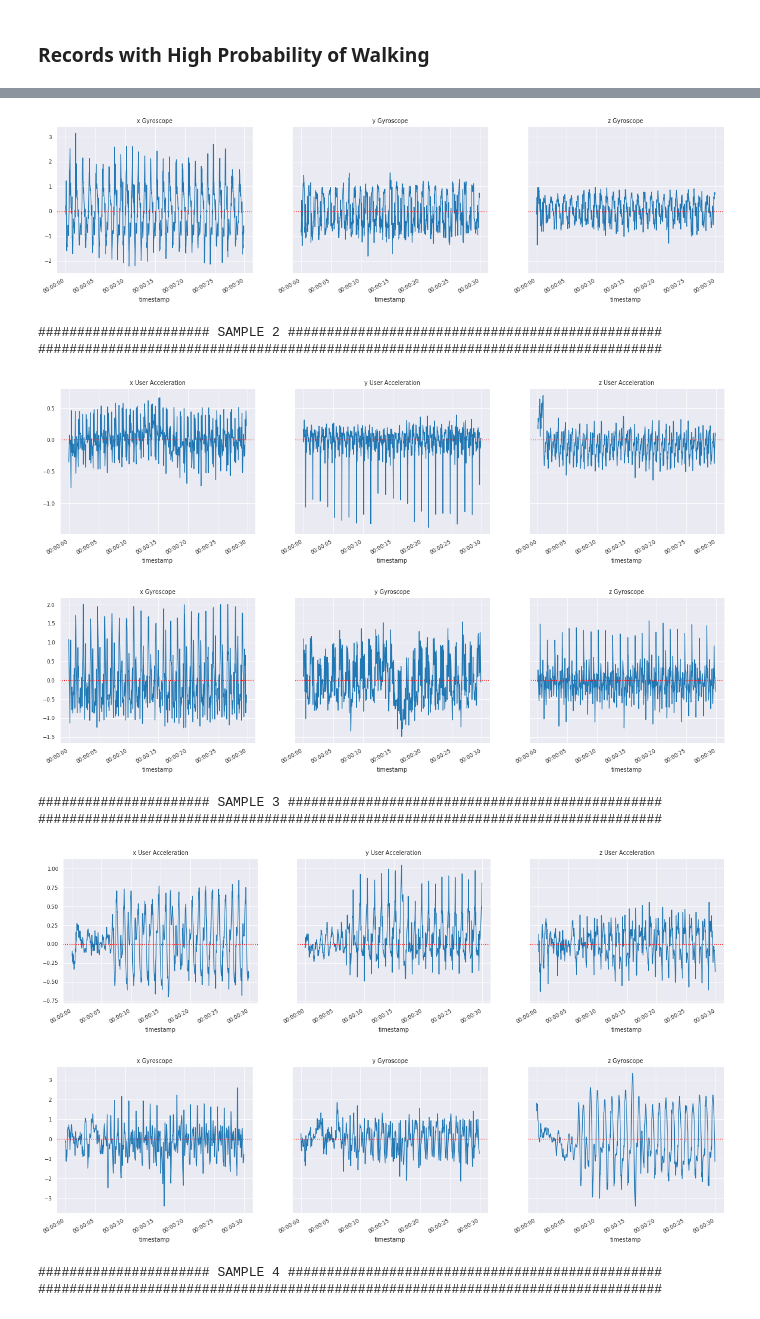
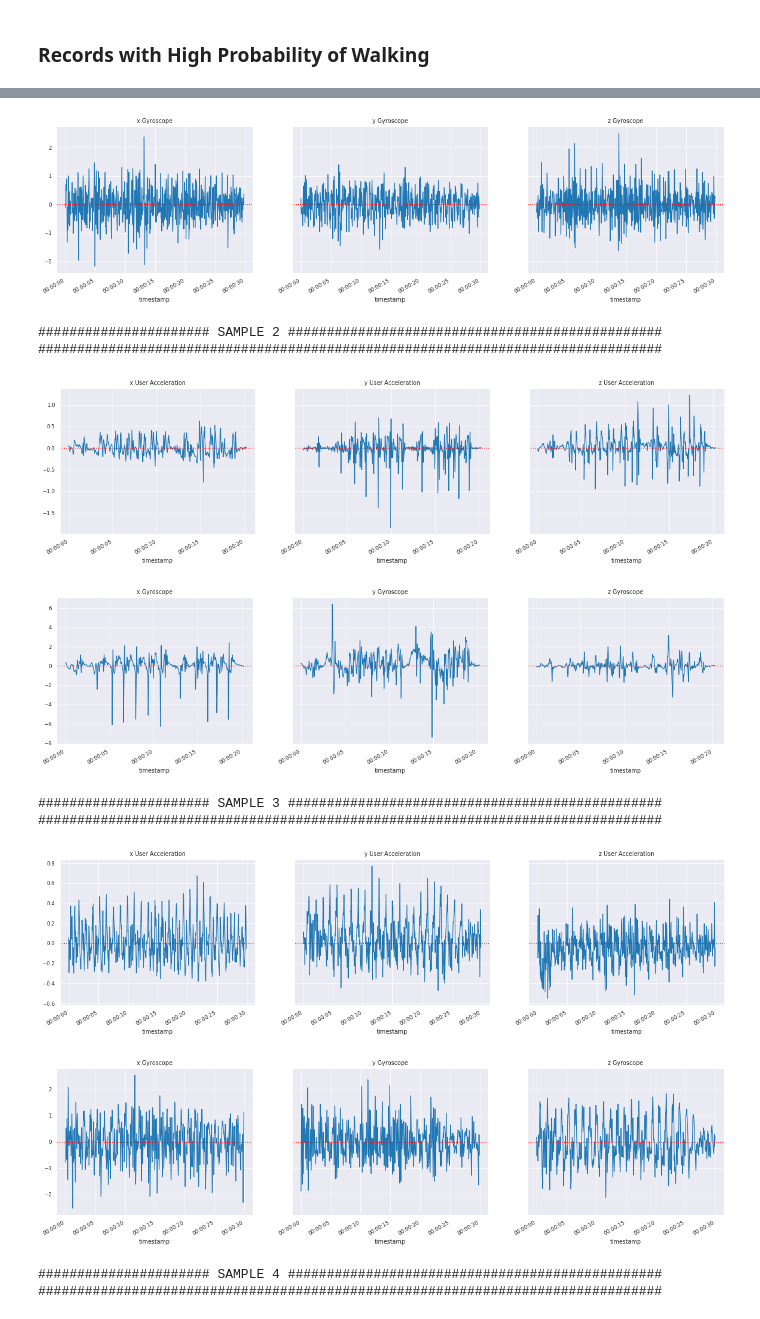
Before and after one commit to arytontediarjo/mpower-gait-analysis, a Jupyter notebook: notebooks/05.passive-data-detection.ipynb, the cells around one changed output, grey strips where cells are left out. Cells and saved outputs as stored; diff of their text form; code cells hidden in the pictures.

```diff
--- a/notebooks/05.passive-data-detection.ipynb
+++ b/notebooks/05.passive-data-detection.ipynb
@@ -40,7 +41,7 @@ warnings.simplefilter("ignore")
 # %% [markdown]
 ### Global Variables
 # %%
-GROUPED_RID = "syn21627708"
+GROUPED_RID = "syn21678696"
 syn = sc.login()
 # %% [output]
 Welcome, aryton tediarjo!
@@ -103,8 +104,10 @@ Similar to previous analysis, due to the sparsity of the aggregated dataset, onl
 # %%
 ## dirty way of getting some preliminary data
 data = query.get_file_entity(syn, GROUPED_RID)
-data = data[[feat for feat in data.columns if ("window" not in feat) and ("steps" not in feat)
-             and (feat != "index") and ("valrange" not in feat)]]
+data = data[[feat for feat in data.columns
+             if ("window" not in feat)
+             and ("steps" not in feat)
+             and ("consec_zero_cadence" not in feat)]]
 
 # filter datasets
 active_data = data[(data["age"] > 0) &
@@ -141,18 +144,18 @@ In the model fitting, we will be using a RF model with 1000 trees, we will also
 In terms of null values, as this is just an MVP on how we can use walk and balance data to infer passive gait data, we will only use median imputations as it is a reliable imputation methods that is fast and not susceptible to outliers.
 # %%
 # Create raw model with 1000 estimators
-model = RandomForestClassifier(n_estimators=100,
-                              bootstrap = True,
-                              random_state = 100)
+model = RandomForestClassifier(n_estimators = 100,
+                               random_state = 100)
 
 # A simple median imputation on feature sets
-imp_median = SimpleImputer(missing_values=np.nan, strategy='median')
+imp_median = SimpleImputer(missing_values=np.nan,
+                           strategy='median')
 
 
 # split train test split
 X_train, X_test, y_train, y_test = train_test_split(train, target,
-                                                    test_size = 0.25,
-                                                   random_state = 100)
+                                                    test_size = 0.20,
+                                                    random_state = 100)
 
 # median imputation on training sets
 imp_median.fit(X_train)
@@ -203,0 +211,3 @@ As seen from the RF feature importances above, here are some features that perfo
+# %%
+# refit to test data for increasing samples
+model.fit(X_test, y_test)
@@ -280,7 +305,7 @@ This occurences are likely to happen when user triggered the passive data collec
 # %% [markdown]
 ### Records with High Probability of Walking
 # %%
-visualize_signal_helper(path_move_data.head(10))
+visualize_signal_helper(path_move_data.head(5))
 # %% [output]
 ###################### SAMPLE 1 ################################################
 ################################################################################
@@ -288,11 +313,11 @@ visualize_signal_helper(path_move_data.head(10))
-[figure, old version]
+[figure, new version]
 ###################### SAMPLE 2 ################################################
 ################################################################################
-[figure, old version]
+[figure, new version]
-[figure, old version]
+[figure, new version]
 ###################### SAMPLE 3 ################################################
 ################################################################################
-[figure, old version]
+[figure, new version]
-[figure, old version]
+[figure, new version]
 ###################### SAMPLE 4 ################################################
 ################################################################################
```
Also changed, not shown: parts of 19 cells of this notebook, 4 other files.
